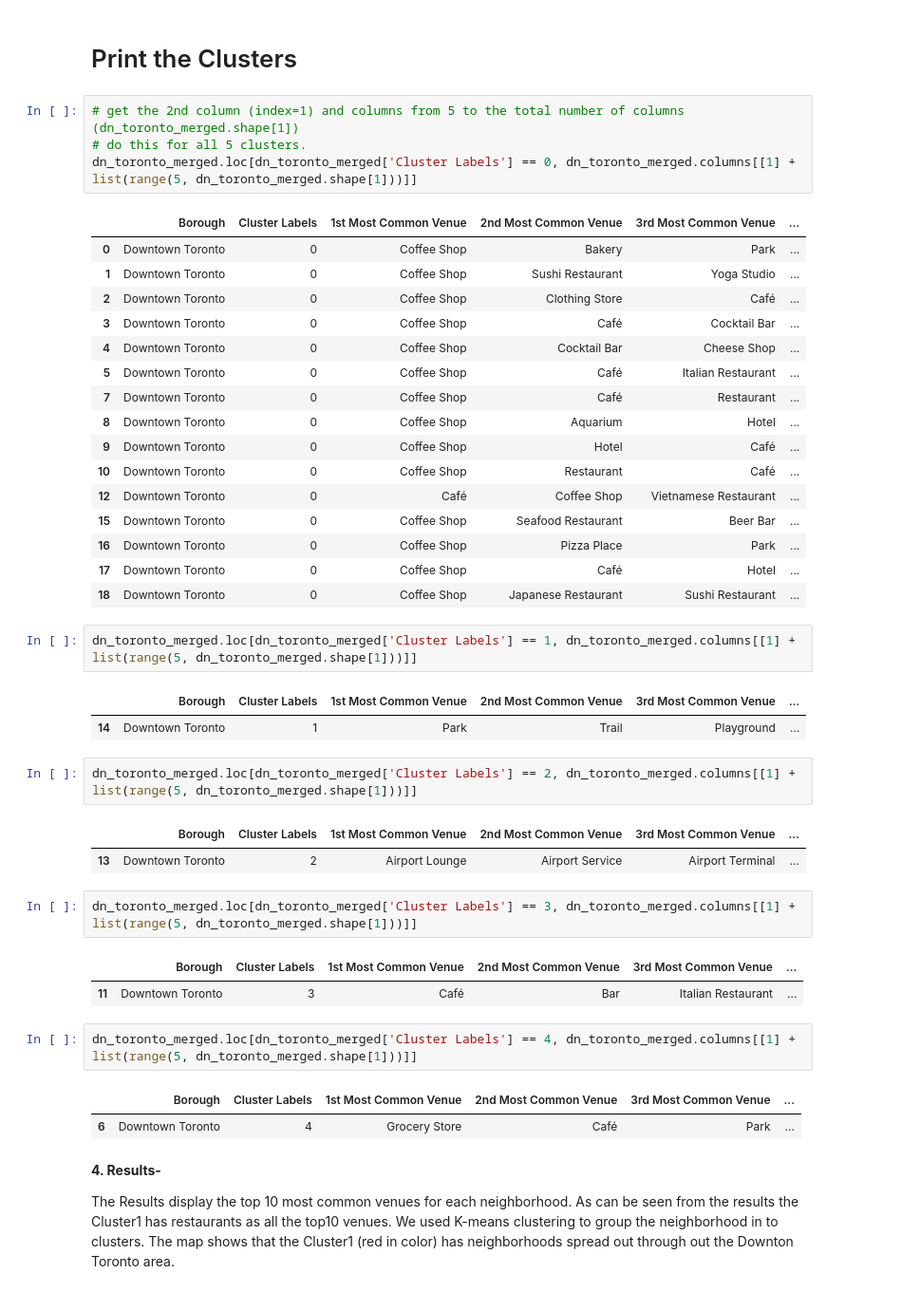
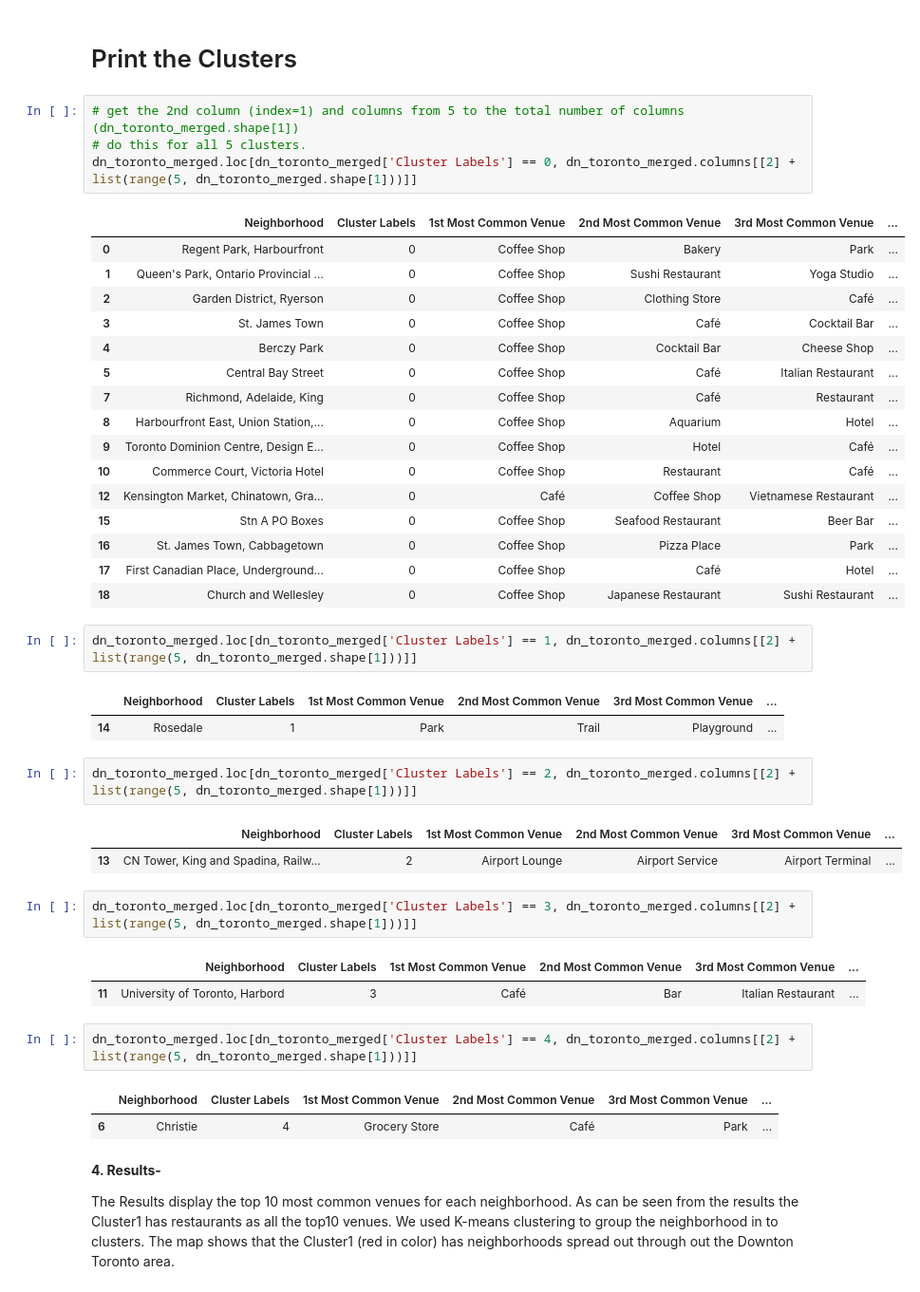
Before and after one commit to paven18/Coursera_Capstone, a Jupyter notebook: Vs-IBMDs-Coursera_Capstone-Final.ipynb, the cells around one changed output. Shown: that part at 95% size. Saved outputs shown, nothing was run; the diff lists cells and outputs as text.

Commit message:
Published from Watson Studio.

```diff
--- a/Vs-IBMDs-Coursera_Capstone-Final.ipynb
+++ b/Vs-IBMDs-Coursera_Capstone-Final.ipynb
@@ -559,44 +570,44 @@ map_clusters
 # %%
 # get the 2nd column (index=1) and columns from 5 to the total number of columns (dn_toronto_merged.shape[1])
 # do this for all 5 clusters.
-dn_toronto_merged.loc[dn_toronto_merged['Cluster Labels'] == 0, dn_toronto_merged.columns[[1] + list(range(5, dn_toronto_merged.shape[1]))]]
+dn_toronto_merged.loc[dn_toronto_merged['Cluster Labels'] == 0, dn_toronto_merged.columns[[2] + list(range(5, dn_toronto_merged.shape[1]))]]
 # %% [output]
-|  | Borough | Cluster Labels | 1st Most Common Venue | 2nd Most Common Venue | 3rd Most Common Venue | ... |
-| 0 | Downtown Toronto | 0 | Coffee Shop | Bakery | Park | ... |
-| 1 | Downtown Toronto | 0 | Coffee Shop | Sushi Restaurant | Yoga Studio | ... |
-| 2 | Downtown Toronto | 0 | Coffee Shop | Clothing Store | Café | ... |
-| 3 | Downtown Toronto | 0 | Coffee Shop | Café | Cocktail Bar | ... |
-| 4 | Downtown Toronto | 0 | Coffee Shop | Cocktail Bar | Cheese Shop | ... |
-| 5 | Downtown Toronto | 0 | Coffee Shop | Café | Italian Restaurant | ... |
-| 7 | Downtown Toronto | 0 | Coffee Shop | Café | Restaurant | ... |
-| 8 | Downtown Toronto | 0 | Coffee Shop | Aquarium | Hotel | ... |
-| 9 | Downtown Toronto | 0 | Coffee Shop | Hotel | Café | ... |
-| 10 | Downtown Toronto | 0 | Coffee Shop | Restaurant | Café | ... |
-| 12 | Downtown Toronto | 0 | Café | Coffee Shop | Vietnamese Restaurant | ... |
-| 15 | Downtown Toronto | 0 | Coffee Shop | Seafood Restaurant | Beer Bar | ... |
-| 16 | Downtown Toronto | 0 | Coffee Shop | Pizza Place | Park | ... |
-| 17 | Downtown Toronto | 0 | Coffee Shop | Café | Hotel | ... |
-| 18 | Downtown Toronto | 0 | Coffee Shop | Japanese Restaurant | Sushi Restaurant | ... |
+|  | Neighborhood | Cluster Labels | 1st Most Common Venue | 2nd Most Common Venue | 3rd Most Common Venue | ... |
+| 0 | Regent Park, Harbourfront | 0 | Coffee Shop | Bakery | Park | ... |
+| 1 | Queen's Park, Ontario Provincial ... | 0 | Coffee Shop | Sushi Restaurant | Yoga Studio | ... |
+| 2 | Garden District, Ryerson | 0 | Coffee Shop | Clothing Store | Café | ... |
+| 3 | St. James Town | 0 | Coffee Shop | Café | Cocktail Bar | ... |
+| 4 | Berczy Park | 0 | Coffee Shop | Cocktail Bar | Cheese Shop | ... |
+| 5 | Central Bay Street | 0 | Coffee Shop | Café | Italian Restaurant | ... |
+| 7 | Richmond, Adelaide, King | 0 | Coffee Shop | Café | Restaurant | ... |
+| 8 | Harbourfront East, Union Station,... | 0 | Coffee Shop | Aquarium | Hotel | ... |
+| 9 | Toronto Dominion Centre, Design E... | 0 | Coffee Shop | Hotel | Café | ... |
+| 10 | Commerce Court, Victoria Hotel | 0 | Coffee Shop | Restaurant | Café | ... |
+| 12 | Kensington Market, Chinatown, Gra... | 0 | Café | Coffee Shop | Vietnamese Restaurant | ... |
+| 15 | Stn A PO Boxes | 0 | Coffee Shop | Seafood Restaurant | Beer Bar | ... |
+| 16 | St. James Town, Cabbagetown | 0 | Coffee Shop | Pizza Place | Park | ... |
+| 17 | First Canadian Place, Underground... | 0 | Coffee Shop | Café | Hotel | ... |
+| 18 | Church and Wellesley | 0 | Coffee Shop | Japanese Restaurant | Sushi Restaurant | ... |
 # %%
-dn_toronto_merged.loc[dn_toronto_merged['Cluster Labels'] == 1, dn_toronto_merged.columns[[1] + list(range(5, dn_toronto_merged.shape[1]))]]
+dn_toronto_merged.loc[dn_toronto_merged['Cluster Labels'] == 1, dn_toronto_merged.columns[[2] + list(range(5, dn_toronto_merged.shape[1]))]]
 # %% [output]
-|  | Borough | Cluster Labels | 1st Most Common Venue | 2nd Most Common Venue | 3rd Most Common Venue | ... |
-| 14 | Downtown Toronto | 1 | Park | Trail | Playground | ... |
+|  | Neighborhood | Cluster Labels | 1st Most Common Venue | 2nd Most Common Venue | 3rd Most Common Venue | ... |
+| 14 | Rosedale | 1 | Park | Trail | Playground | ... |
 # %%
-dn_toronto_merged.loc[dn_toronto_merged['Cluster Labels'] == 2, dn_toronto_merged.columns[[1] + list(range(5, dn_toronto_merged.shape[1]))]]
+dn_toronto_merged.loc[dn_toronto_merged['Cluster Labels'] == 2, dn_toronto_merged.columns[[2] + list(range(5, dn_toronto_merged.shape[1]))]]
 # %% [output]
-|  | Borough | Cluster Labels | 1st Most Common Venue | 2nd Most Common Venue | 3rd Most Common Venue | ... |
-| 13 | Downtown Toronto | 2 | Airport Lounge | Airport Service | Airport Terminal | ... |
+|  | Neighborhood | Cluster Labels | 1st Most Common Venue | 2nd Most Common Venue | 3rd Most Common Venue | ... |
+| 13 | CN Tower, King and Spadina, Railw... | 2 | Airport Lounge | Airport Service | Airport Terminal | ... |
 # %%
-dn_toronto_merged.loc[dn_toronto_merged['Cluster Labels'] == 3, dn_toronto_merged.columns[[1] + list(range(5, dn_toronto_merged.shape[1]))]]
+dn_toronto_merged.loc[dn_toronto_merged['Cluster Labels'] == 3, dn_toronto_merged.columns[[2] + list(range(5, dn_toronto_merged.shape[1]))]]
 # %% [output]
-|  | Borough | Cluster Labels | 1st Most Common Venue | 2nd Most Common Venue | 3rd Most Common Venue | ... |
-| 11 | Downtown Toronto | 3 | Café | Bar | Italian Restaurant | ... |
+|  | Neighborhood | Cluster Labels | 1st Most Common Venue | 2nd Most Common Venue | 3rd Most Common Venue | ... |
+| 11 | University of Toronto, Harbord | 3 | Café | Bar | Italian Restaurant | ... |
 # %%
-dn_toronto_merged.loc[dn_toronto_merged['Cluster Labels'] == 4, dn_toronto_merged.columns[[1] + list(range(5, dn_toronto_merged.shape[1]))]]
+dn_toronto_merged.loc[dn_toronto_merged['Cluster Labels'] == 4, dn_toronto_merged.columns[[2] + list(range(5, dn_toronto_merged.shape[1]))]]
 # %% [output]
-|  | Borough | Cluster Labels | 1st Most Common Venue | 2nd Most Common Venue | 3rd Most Common Venue | ... |
-| 6 | Downtown Toronto | 4 | Grocery Store | Café | Park | ... |
+|  | Neighborhood | Cluster Labels | 1st Most Common Venue | 2nd Most Common Venue | 3rd Most Common Venue | ... |
+| 6 | Christie | 4 | Grocery Store | Café | Park | ... |
 # %% [markdown]
 <b>4. Results-</b>
 
```
Also changed, not shown: parts of 5 cells of this notebook.
